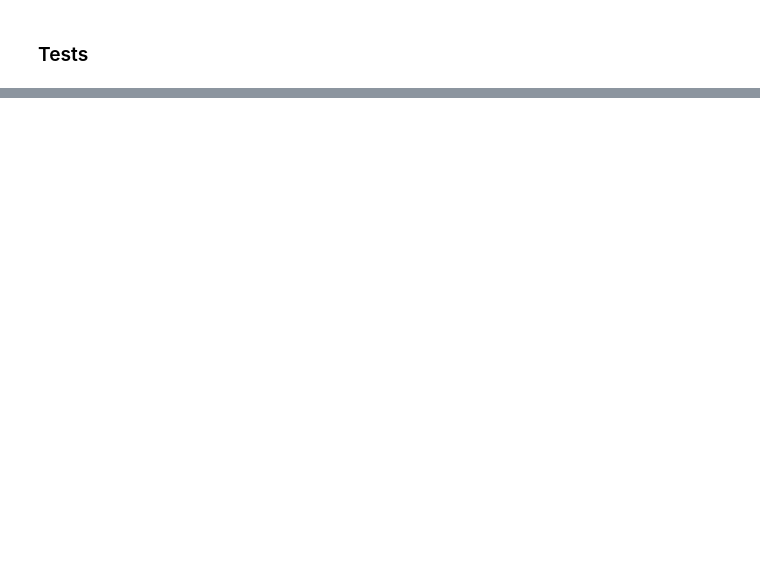
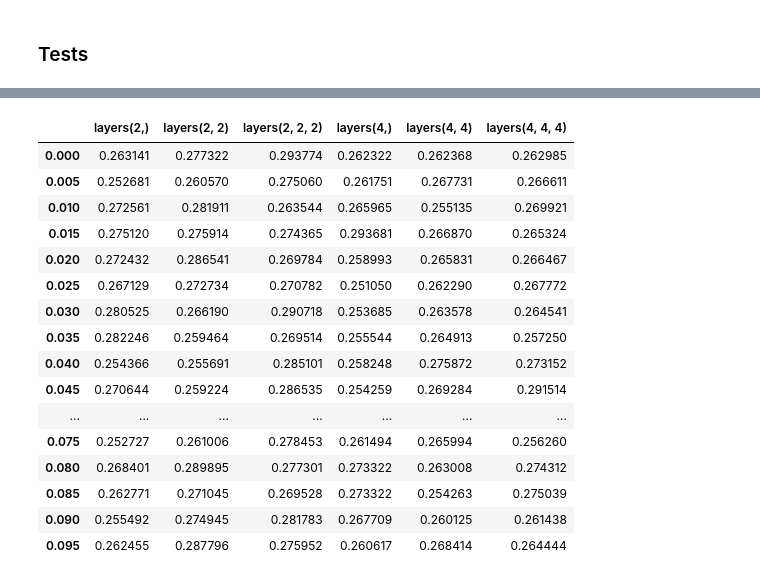
Before and after one commit to Lucas-ZR/datahow-thesis-feup, a Jupyter notebook: boruta_regression.ipynb, the cells around one changed output, grey strips where cells are left out. Drawn from its saved outputs; the diff is of its cells as text; code cells hidden in the pictures; blank space fills up the shorter version.

```diff
--- a/boruta_regression.ipynb
+++ b/boruta_regression.ipynb
@@ -312,0 +320,58 @@ plt.show()
+# %%
+#turn into function?
+
+#dev MSE for different models with various thresholds(i) CROSS
+
+#get some values for different training
+layers=[(2,),(2,2),(2,2,2),(4,),(4,4),(4,4,4)]
+
+stored = pd.DataFrame()
+
+x_train_cv=pd.DataFrame(x_train_cv)
+
+for structure in layers:
+
+    for i in np.arange(0,0.1,0.005):
+
+        #get indexing of only features with importance over i over layer 'structure'
+        importance=importance_df_cross.T.loc['layers'+str(structure),:]
+        mask=importance>=i
+
+        #slice of important features
+        columns_to_keep=mask[mask].index
+        x_train_important=x_train_cv[columns_to_keep]
+
+        #get predictions
+        model_nn= MLPRegressor(hidden_layer_sizes=structure,
+                               max_iter=10000,
+                               solver='adam',
+                               activation='tanh',
+                               random_state=42)
+
+        #fit pred and mean squared error
+        model_nn.fit(x_train_important,y_train_cv.ravel())
+
+        train_pred_important=model_nn.predict(x_train_important)
+        train_mse_i = mean_squared_error(y_train_cv, train_pred_important)
+        #store
+        stored.loc[i,'layers'+str(structure)] = train_mse_i
+# %%
+stored
+# %% [output]
+|  | layers(2,) | layers(2, 2) | layers(2, 2, 2) | layers(4,) | layers(4, 4) | layers(4, 4, 4) |
+| 0.000 | 0.263141 | 0.277322 | 0.293774 | 0.262322 | 0.262368 | 0.262985 |
+| 0.005 | 0.252681 | 0.260570 | 0.275060 | 0.261751 | 0.267731 | 0.266611 |
+| 0.010 | 0.272561 | 0.281911 | 0.263544 | 0.265965 | 0.255135 | 0.269921 |
+| 0.015 | 0.275120 | 0.275914 | 0.274365 | 0.293681 | 0.266870 | 0.265324 |
+| 0.020 | 0.272432 | 0.286541 | 0.269784 | 0.258993 | 0.265831 | 0.266467 |
+| 0.025 | 0.267129 | 0.272734 | 0.270782 | 0.251050 | 0.262290 | 0.267772 |
+| 0.030 | 0.280525 | 0.266190 | 0.290718 | 0.253685 | 0.263578 | 0.264541 |
+| 0.035 | 0.282246 | 0.259464 | 0.269514 | 0.255544 | 0.264913 | 0.257250 |
+| 0.040 | 0.254366 | 0.255691 | 0.285101 | 0.258248 | 0.275872 | 0.273152 |
+| 0.045 | 0.270644 | 0.259224 | 0.286535 | 0.254259 | 0.269284 | 0.291514 |
+| ... | ... | ... | ... | ... | ... | ... |
+| 0.075 | 0.252727 | 0.261006 | 0.278453 | 0.261494 | 0.265994 | 0.256260 |
+| 0.080 | 0.268401 | 0.289895 | 0.277301 | 0.273322 | 0.263008 | 0.274312 |
+| 0.085 | 0.262771 | 0.271045 | 0.269528 | 0.273322 | 0.254263 | 0.275039 |
+| 0.090 | 0.255492 | 0.274945 | 0.281783 | 0.267709 | 0.260125 | 0.261438 |
+| 0.095 | 0.262455 | 0.287796 | 0.275952 | 0.260617 | 0.268414 | 0.264444 |
```
Also changed, not shown: parts of 27 cells of this notebook.
